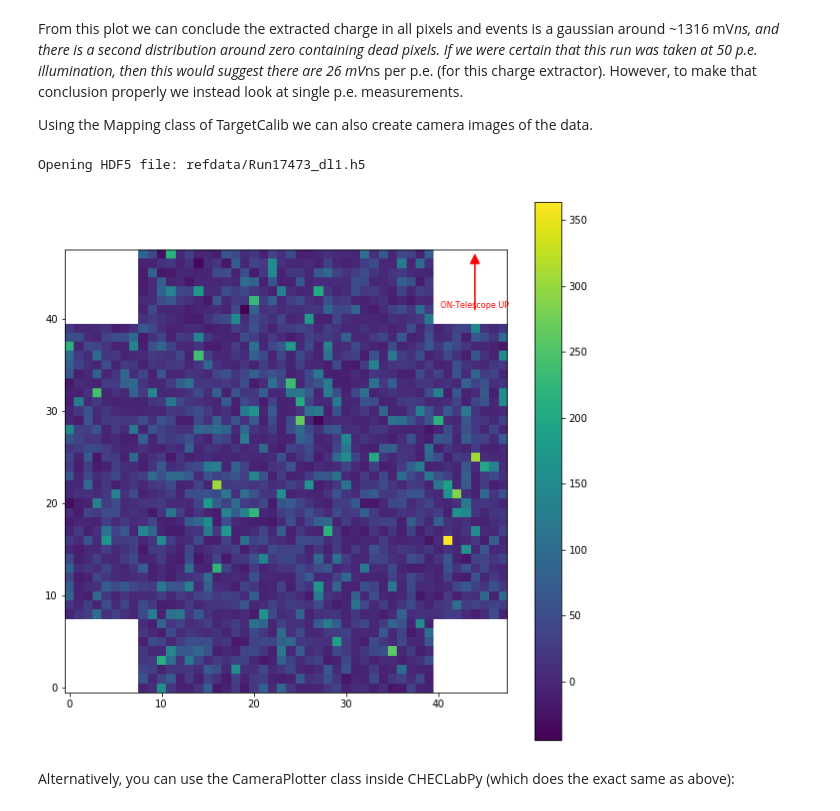
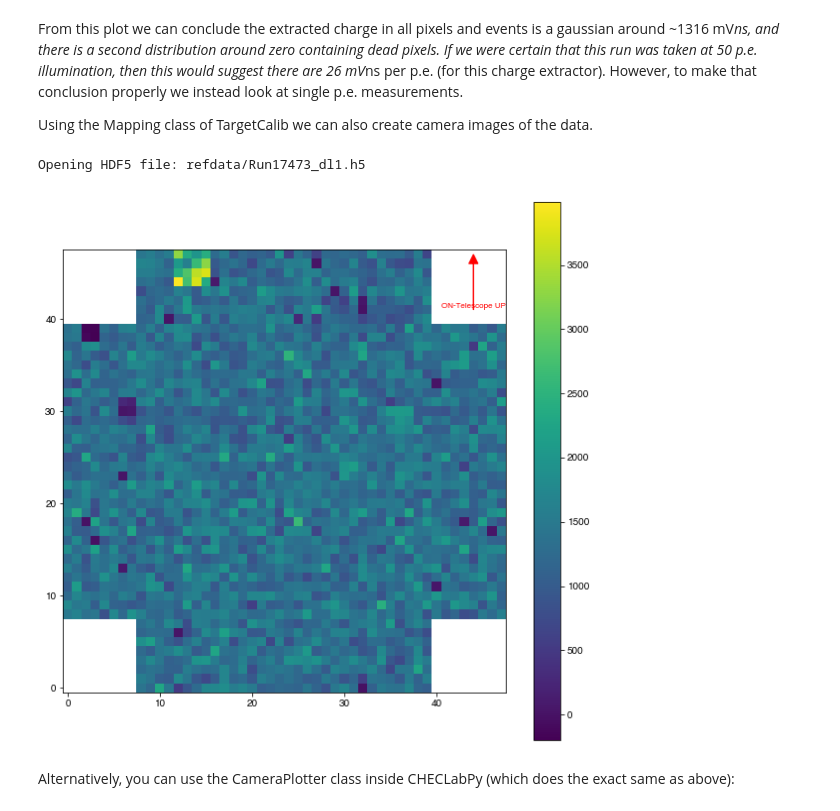
Before and after one commit to sstcam/CHECLabPy, a Jupyter notebook: tutorial.ipynb, the cells around one changed output. Saved outputs shown, nothing was run; the diff lists cells and outputs as text; code cells hidden in the pictures.

```diff
--- a/tutorial.ipynb
+++ b/tutorial.ipynb
@@ -397,43 +397,43 @@ Using the Mapping class of TargetCalib we can also create camera images of the d
 # %%
 import numpy as np
 from matplotlib import pyplot as plt
 from CHECLabPy.core.io import DL1Reader
 reader = DL1Reader("refdata/Run17473_dl1.h5")
 m = reader.mapping
 charge = reader.select_column('charge').values
 iev = reader.select_column('iev').values
 
 charge = charge[iev == 10]
 
-row = np.array(m.GetRowVector())
-col = np.array(m.GetColumnVector())
-nrows = row.max() + 1
-ncols = col.max() + 1
+row = m['row'].values
+col = m['col'].values
+n_rows = m.metadata['n_rows']
+n_cols = m.metadata['n_columns']
 
-image = np.ma.zeros((nrows, ncols))
+image = np.ma.zeros((n_rows, n_cols))
 image[row, col] = charge
 image[0:8, 40:48] = np.ma.masked
 image[0:8, 0:8] = np.ma.masked
 image[40:48, 0:8] = np.ma.masked
 image[40:48, 40:48] = np.ma.masked
 
 fig = plt.figure(figsize=(10, 10))
 ax = fig.add_subplot(111)
 im = ax.imshow(image, origin='lower')
 fig.colorbar(im)
 
-axl = m.fOTUpCol_l
-ayl = m.fOTUpRow_l
-adx = m.fOTUpCol_u - axl
-ady = m.fOTUpRow_u - ayl
+axl = m.metadata['fOTUpCol_l']
+ayl = m.metadata['fOTUpRow_l']
+adx = m.metadata['fOTUpCol_u'] - axl
+ady = m.metadata['fOTUpRow_u'] - ayl
 ax.arrow(axl, ayl, adx, ady, head_width=1, head_length=1, fc='r', ec='r')
 text = "ON-Telescope UP"
 ax.text(axl, ayl, text, fontsize=8, color='r', ha='center', va='bottom')
 
 plt.show()
 # %% [output]
 Opening HDF5 file: refdata/Run17473_dl1.h5
-[figure, old version]
+[figure, new version]
 # %% [markdown]
 Alternatively, you can use the CameraPlotter class inside CHECLabPy (which does the exact same as above):
 # %%
```
Also changed, not shown: parts of 1 cell of this notebook, 3 other files.
